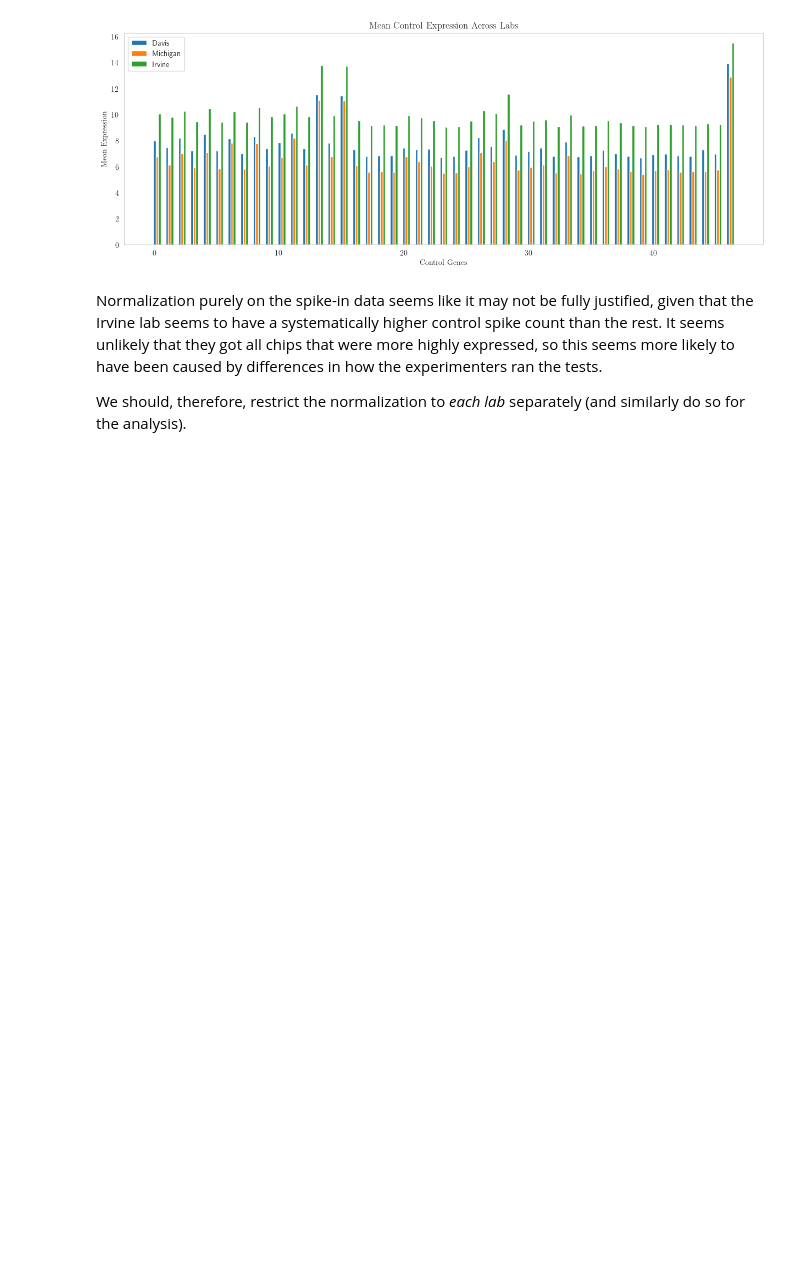
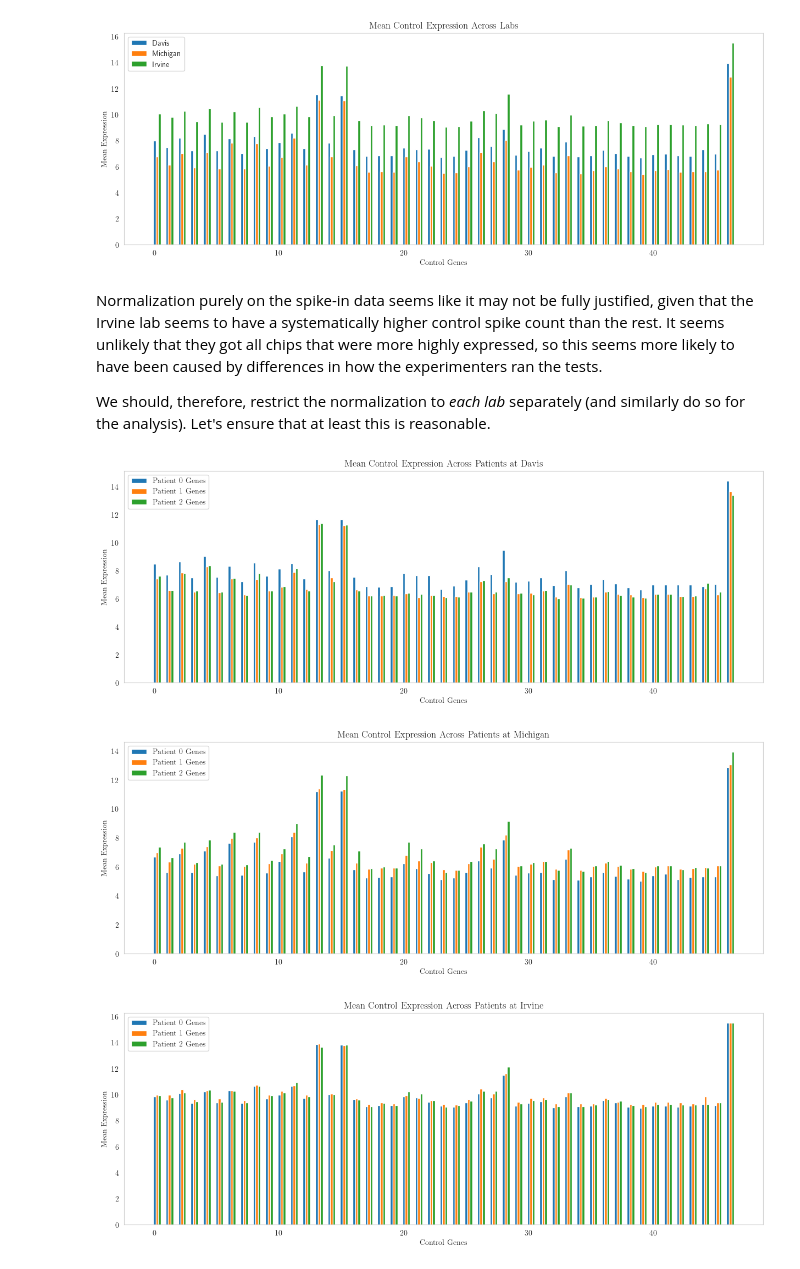
Before and after one commit to yashpatel5400/stats604-project2, a Jupyter notebook: yash.ipynb, the cells around one changed output. Cells and saved outputs as stored; diff of their text form; code cells hidden in the pictures; blank space fills up the shorter version.

Commit message:
Look at cross-patient spike expression

```diff
--- a/yash.ipynb
+++ b/yash.ipynb
@@ -79,4 +79,30 @@ plt.show()
 # %% [markdown]
 Normalization purely on the spike-in data seems like it may not be fully justified, given that the Irvine lab seems to have a systematically higher control spike count than the rest. It seems unlikely that they got all chips that were more highly expressed, so this seems more likely to have been caused by differences in how the experimenters ran the tests.
 
-We should, therefore, restrict the normalization to *each lab* separately (and similarly do so for the analysis).
+We should, therefore, restrict the normalization to *each lab* separately (and similarly do so for the analysis). Let's ensure that at least this is reasonable.
+# %%
+control_gene_vals = []
+
+# arbitrarily display 3 patients per lab to assess plausibility of normalizing
+for lab_name in lab_names:
+    lab_controls_T = [lab_to_data[lab_name][control_gene][:3] for control_gene in control_genes]
+    lab_controls = list(map(list, zip(*lab_controls_T)))
+
+    N = len(control_genes)
+    ind = np.arange(N)
+    plt.figure(figsize=(15,5))
+    width = 0.6
+
+    for i in range(3):
+        plt.bar(ind + i * width / 3, lab_controls[i] , width / 3, label=r"$\mathrm{Patient \ " + str(i) + r" \ Genes}$")
+
+    plt.xlabel(r"$\mathrm{Control \ Genes}$")
+    plt.ylabel(r"$\mathrm{Mean \ Expression}$")
+    plt.title(r"$\mathrm{Mean \ Control \ Expression \ Across \ Patients \ at \ " + lab_name + r"}$")
+
+    plt.legend(loc='best')
+    plt.show()
+# %% [output]
+[figure, added]
+[figure, added]
+[figure, added]
```
Also changed, not shown: parts of 1 cell of this notebook.
